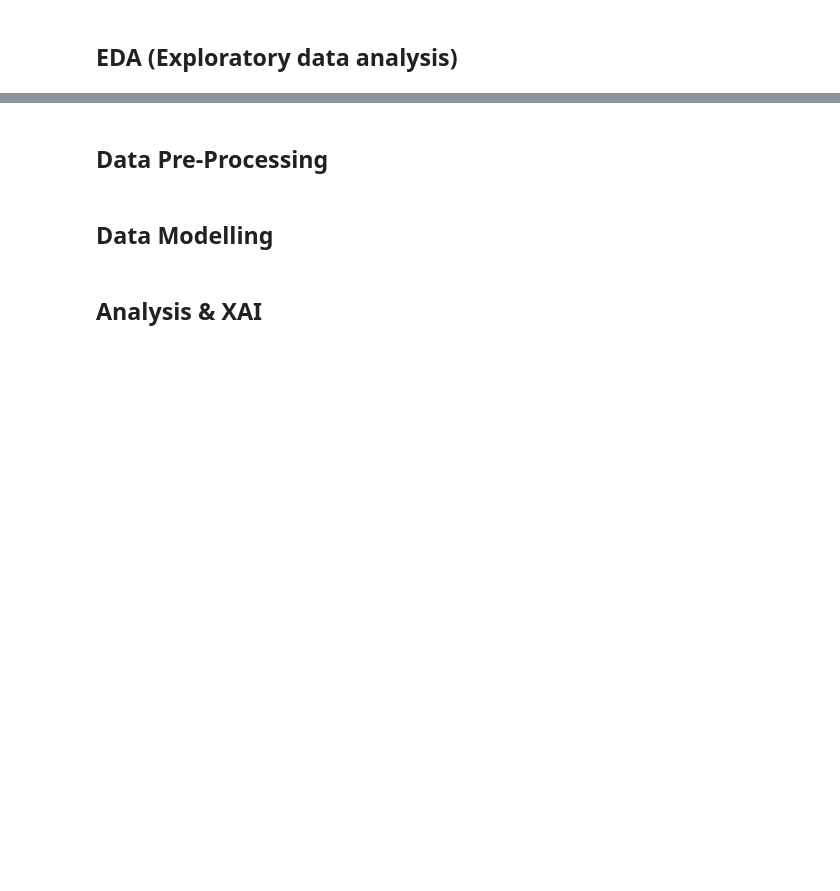
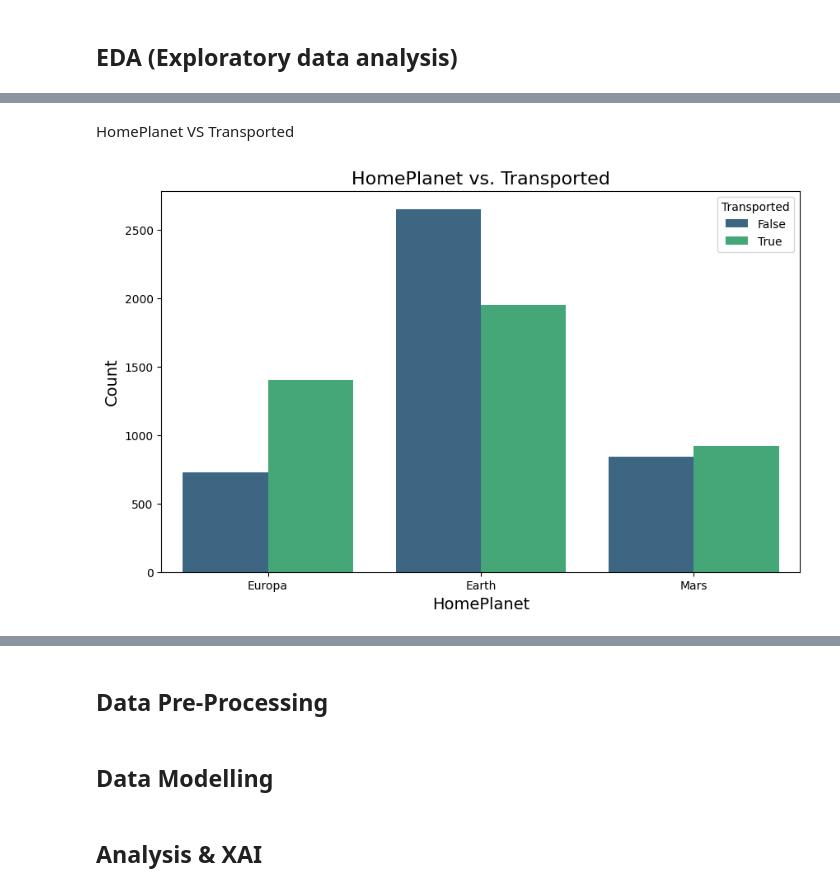
Before and after one commit to 7PAM2015-0509-2023-GROUP5/Kaggle_Challenge, a Jupyter notebook: Kaggle_Challenge_Notebook.ipynb, the cells around one changed output, grey strips where cells are left out. Drawn from its saved outputs; the diff is of its cells as text; code cells hidden in the pictures; blank space fills up the shorter version.

```diff
--- a/Kaggle_Challenge_Notebook.ipynb
+++ b/Kaggle_Challenge_Notebook.ipynb
@@ -65,0 +147,12 @@ df.head()
+# %% [markdown]
+HomePlanet VS Transported
+# %%
+# HomePlanet vs. Transported
+plt.figure(figsize=(10, 6))
+sns.countplot(x='HomePlanet', hue='Transported', data=df_train, palette='viridis')
+plt.title('HomePlanet vs. Transported', fontsize=16)
+plt.xlabel('HomePlanet', fontsize=14)
+plt.ylabel('Count', fontsize=14)
+plt.show()
+# %% [output]
+[figure, added]
```
Also changed, not shown: parts of 16 cells of this notebook.
